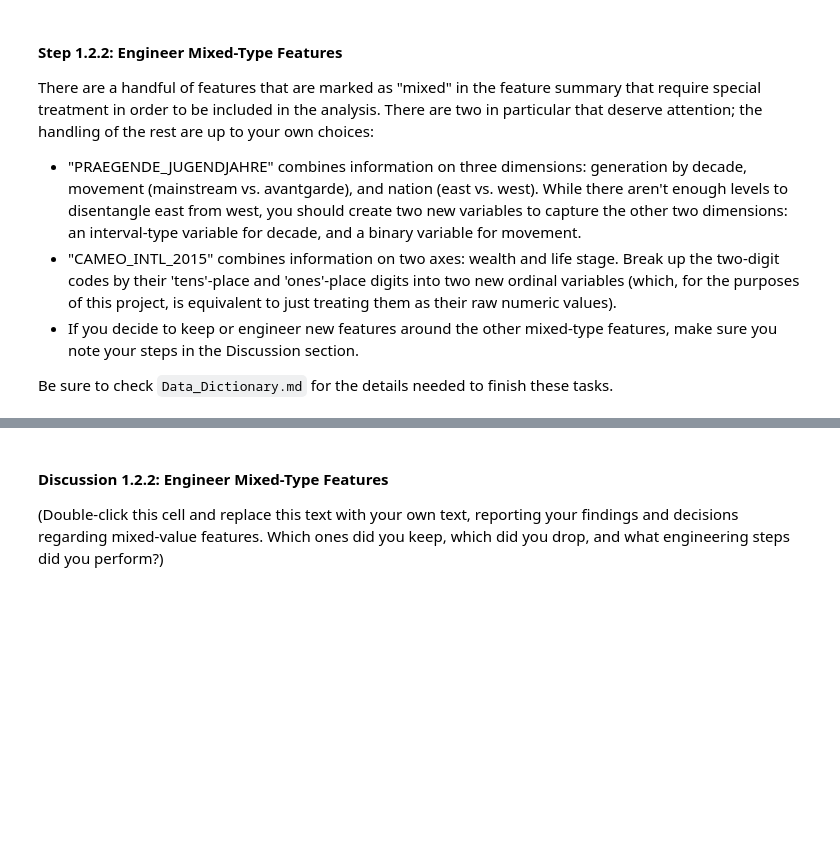
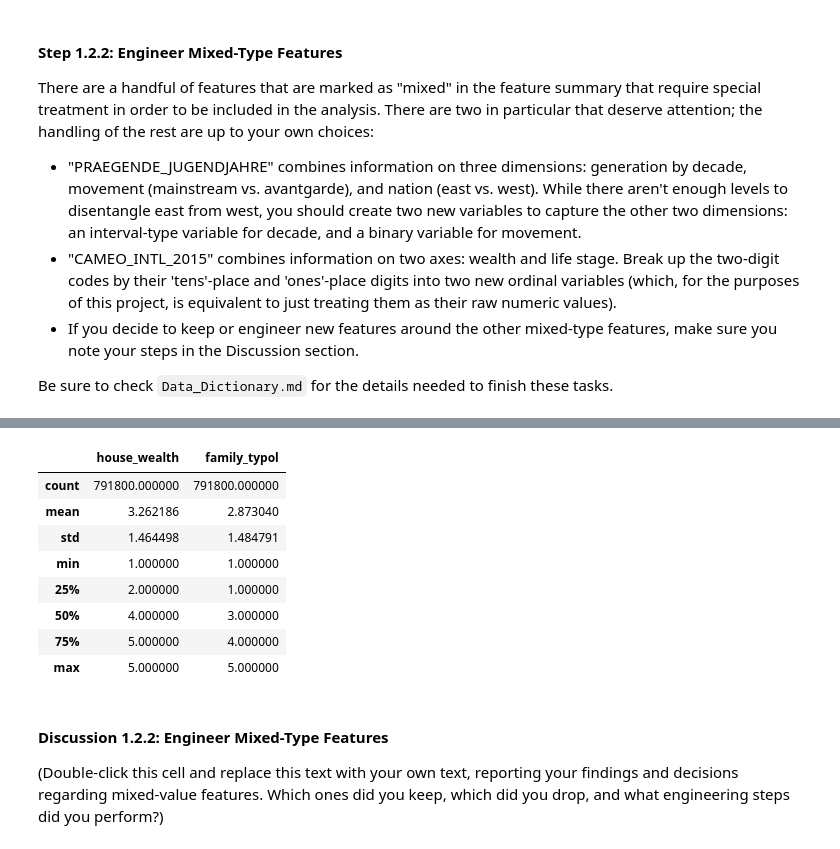
Before and after one commit to kudojp/IdentifyCustomerSegments, a Jupyter notebook: Identify_Customer_Segments.ipynb, the cells around one changed output, grey strips where cells are left out. Cells and saved outputs as stored; diff of their text form; code cells hidden in the pictures; blank space fills up the shorter version.

```diff
--- a/Identify_Customer_Segments.ipynb
+++ b/Identify_Customer_Segments.ipynb
@@ -407,0 +602,9 @@ Be sure to check `Data_Dictionary.md` for the details needed to finish these tas
+# %%
+# meke 2 ordinal columns form this
+
+azdias6["house_wealth"] = azdias6["CAMEO_INTL_2015"].astype(str).str[0]
+azdias6["family_typol"] = azdias6["CAMEO_INTL_2015"].astype(str).str[1]
+
+print(azdias6["house_wealth"].value_counts())
+print(azdias6["family_typol"].value_counts())
+azdias6.drop(columns="CAMEO_INTL_2015", inplace=True)
@@ -408,3 +626,18 @@ Be sure to check `Data_Dictionary.md` for the details needed to finish these tas
+# %%
+#replace n & a(from nan) to NaN, and also convert them to fliat
+azdias6["house_wealth"] = azdias6["house_wealth"].replace("n", np.nan).astype(float)
+azdias6["family_typol"] = azdias6["family_typol"].replace("a", np.nan).astype(float)
+azdias6[["house_wealth", "family_typol"]].describe()
+# %% [output]
+|  | house_wealth | family_typol |
+| count | 791800.000000 | 791800.000000 |
+| mean | 3.262186 | 2.873040 |
+| std | 1.464498 | 1.484791 |
+| min | 1.000000 | 1.000000 |
+| 25% | 2.000000 | 1.000000 |
+| 50% | 4.000000 | 3.000000 |
+| 75% | 5.000000 | 4.000000 |
+| max | 5.000000 | 5.000000 |
 # %% [markdown]
 #### Discussion 1.2.2: Engineer Mixed-Type Features
 
```
Also changed, not shown: parts of 35 cells of this notebook.
